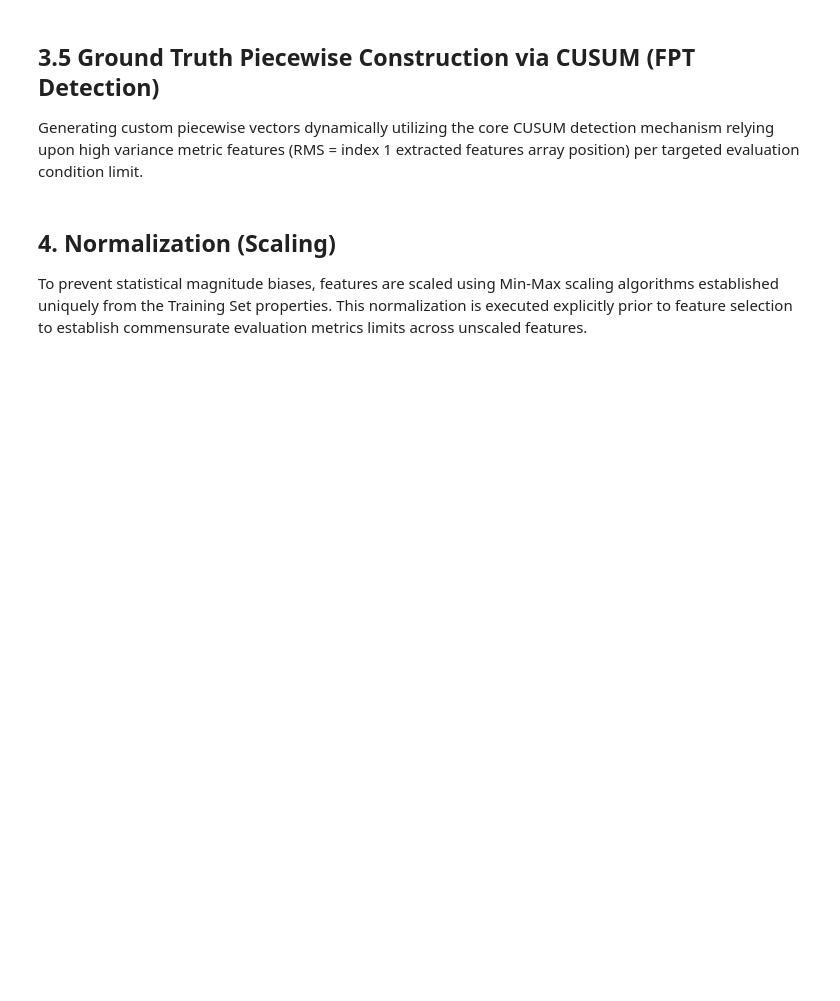
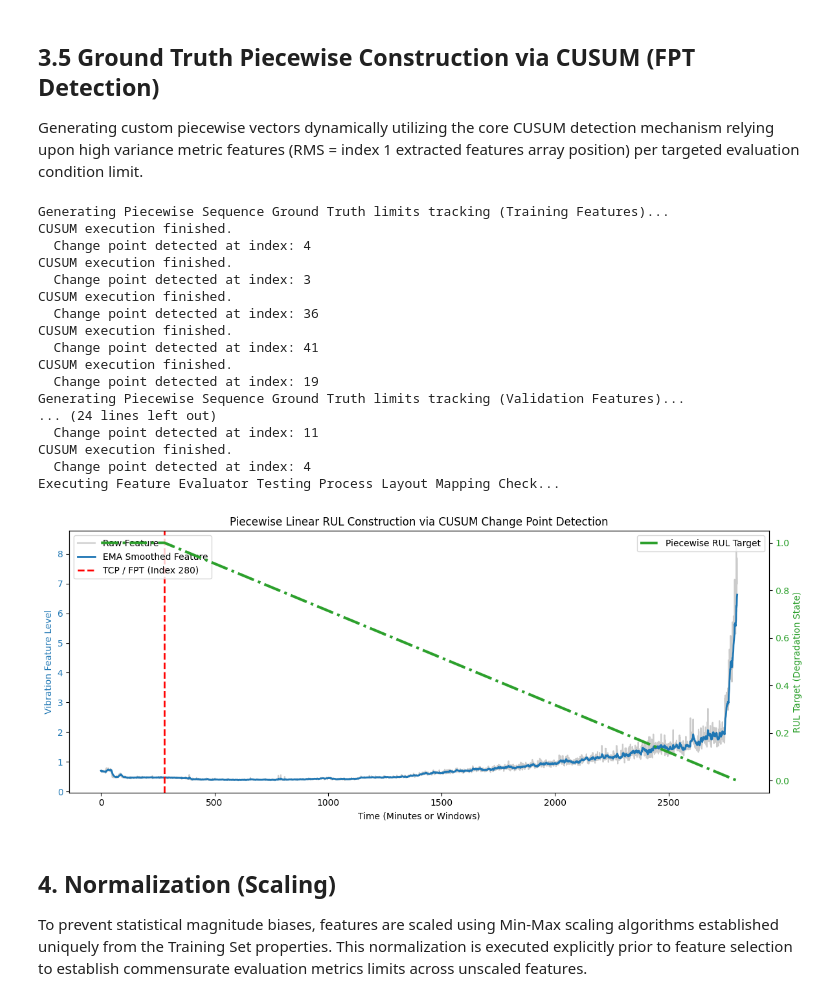
Before and after one commit to DwiAnggaraNS/RUL-Bearing-Research, a Jupyter notebook: 3rd Research_Cross-Domain Generalization RUL Bearing with XAI/PRONOSTIA/data_acquisition_preprocessing.ipynb, the cells around one changed output. Saved outputs shown, nothing was run; the diff lists cells and outputs as text; code cells hidden in the pictures; blank space fills up the shorter version.

```diff
--- a/3rd Research_Cross-Domain Generalization RUL Bearing with XAI/PRONOSTIA/data_acquisition_preprocessing.ipynb
+++ b/3rd Research_Cross-Domain Generalization RUL Bearing with XAI/PRONOSTIA/data_acquisition_preprocessing.ipynb
@@ -190,39 +197,61 @@ Generating custom piecewise vectors dynamically utilizing the core CUSUM detecti
 # %%
 # Construct piecewise RUL array allocations representing actual dataset targets
 cusum_detector = UnivariateCUSUMDetector(baseline_ratio=0.2, k_factor=0.5, h_factor=8.0)
 
 def generate_rul_targets(features_list):
     """Processes piece-wise labels based upon the core RMS parameter (Index 1)."""
     y_target_list = []
 
     for feats in features_list:
         rms_series = feats[:, 1]  # Extracting horizontal RMS value mapping sequences
         rul, tcp, smoothed_rms = cusum_detector.generate_pronostia_piecewise_rul(rms_series, ema_span=EMA_SPAN)
         y_target_list.append(rul)
 
     return y_target_list
 
 print("Generating Piecewise Sequence Ground Truth limits tracking (Training Features)...")
+# y_train_list COMPLETELY REPLACES the native target arrays from rul-datasets
 y_train_list = generate_rul_targets(X_train_ext_list)
 
 print("Generating Piecewise Sequence Ground Truth limits tracking (Validation Features)...")
 y_val_list = generate_rul_targets(X_val_ext_list)
 
 print("Generating Piecewise Sequence Ground Truth limits tracking (Testing Features)...")
 y_test_list = generate_rul_targets(X_test_ext_list)
 
-# Render specific example plots evaluating internal integrity processes of CUSUM extraction mappings
-sample_rms_series = X_train_ext_list[0][:, 1]
-sample_rul_target = y_train_list[0]
-sample_rul_target, tcp_val, smoothed_eval = cusum_detector.generate_pronostia_piecewise_rul(sample_rms_series, ema_span=EMA_SPAN)
+# Render CUSUM plots for ALL Training Bearings to verify Piecewise RUL targets individually
+print("Executing Feature Evaluator Testing Process Layout Mapping Check...")
+for i, train_feat in enumerate(X_train_ext_list):
+    print(f"\n========== Training Bearing {i+1} Target Analysis ==========")
+    rms_series = train_feat[:, 1]
+    rul_target = y_train_list[i]
+    _, tcp_val, smoothed_eval = cusum_detector.generate_pronostia_piecewise_rul(rms_series, ema_span=EMA_SPAN)
 
-print("Executing Feature Evaluator Testing Process Layout Mapping Check...")
-cusum_detector.plot_cusum_validation(
-    feature_series=sample_rms_series,
-    smoothed_series=smoothed_eval,
-    rul_target=sample_rul_target,
-    tcp_index=tcp_val
-)
+    cusum_detector.plot_cusum_validation(
+        feature_series=rms_series,
+        smoothed_series=smoothed_eval,
+        rul_target=rul_target,
+        tcp_index=tcp_val
+    )
+# %% [output]
+Generating Piecewise Sequence Ground Truth limits tracking (Training Features)...
+CUSUM execution finished.
+  Change point detected at index: 4
+CUSUM execution finished.
+  Change point detected at index: 3
+CUSUM execution finished.
+  Change point detected at index: 36
+CUSUM execution finished.
+  Change point detected at index: 41
+CUSUM execution finished.
+  Change point detected at index: 19
+Generating Piecewise Sequence Ground Truth limits tracking (Validation Features)...
+... (24 lines left out)
+  Change point detected at index: 11
+CUSUM execution finished.
+  Change point detected at index: 4
+Executing Feature Evaluator Testing Process Layout Mapping Check...
+[figure, added]
 # %% [markdown]
 ## 4. Normalization (Scaling)
 To prevent statistical magnitude biases, features are scaled using Min-Max scaling algorithms established uniquely from the Training Set properties. This normalization is executed explicitly prior to feature selection to establish commensurate evaluation metrics limits across unscaled features.
```
Also changed, not shown: parts of 9 cells of this notebook.
